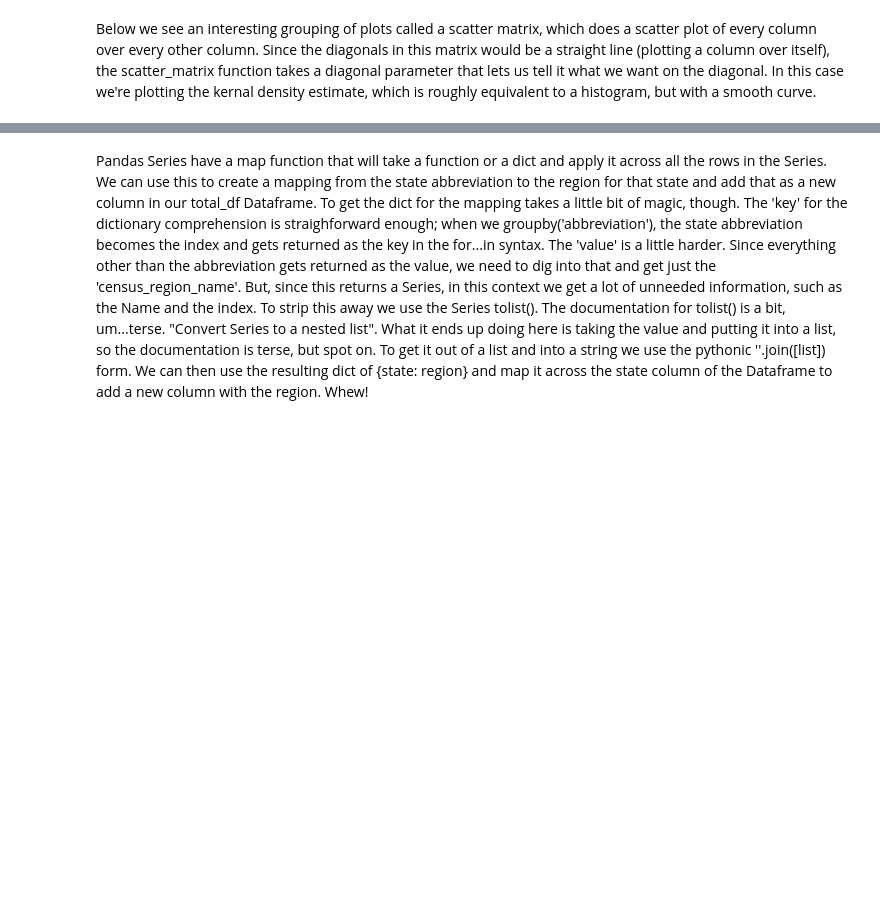
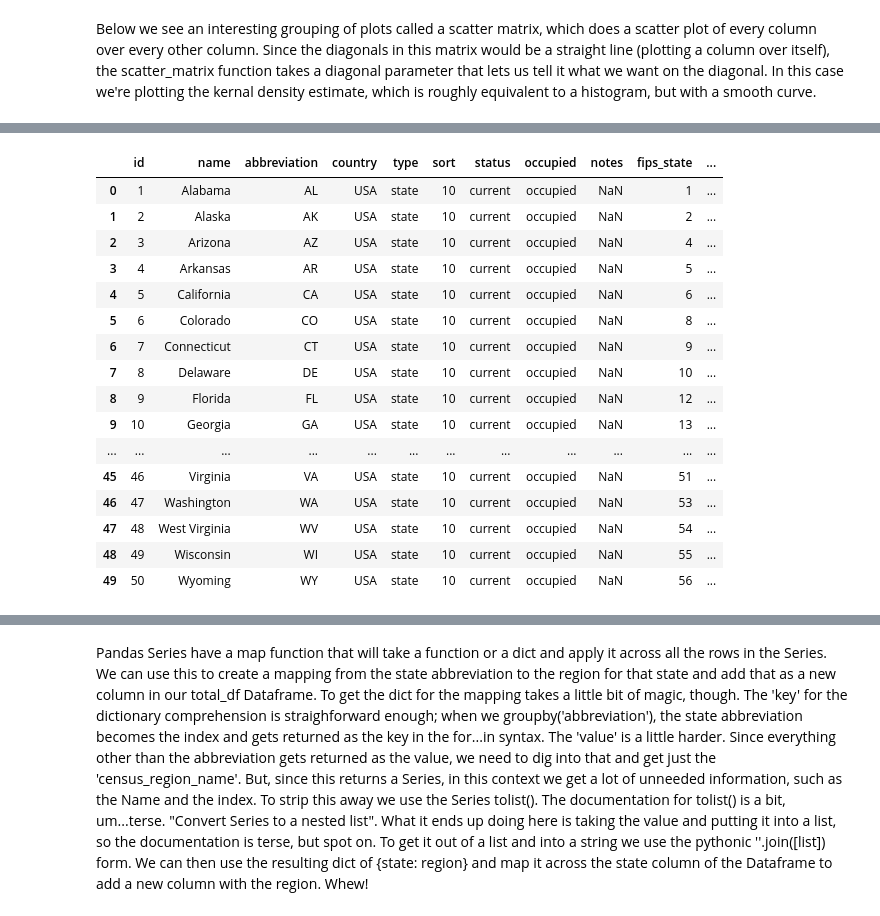
Before and after one commit to gignosko/PyOhio, a Jupyter notebook: PyOhio.ipynb, the cells around one changed output, grey strips where cells are left out. Cells and saved outputs as stored; diff of their text form; code cells hidden in the pictures; blank space fills up the shorter version.

```diff
--- a/PyOhio.ipynb
+++ b/PyOhio.ipynb
@@ -277,3 +737,21 @@ So, now we need to rework our data so it makes sense to a KNN classifier. We're
 # %%
-state_df = pd.read_csv('/Users/daddy/PyOhio/state_table.csv')
+state_df = pd.read_csv('/Users/gignosko/PyOhio/state_table.csv')
 state_df
+# %% [output]
+|  | id | name | abbreviation | country | type | sort | status | occupied | notes | fips_state | ... |
+| 0 | 1 | Alabama | AL | USA | state | 10 | current | occupied | NaN | 1 | ... |
+| 1 | 2 | Alaska | AK | USA | state | 10 | current | occupied | NaN | 2 | ... |
+| 2 | 3 | Arizona | AZ | USA | state | 10 | current | occupied | NaN | 4 | ... |
+| 3 | 4 | Arkansas | AR | USA | state | 10 | current | occupied | NaN | 5 | ... |
+| 4 | 5 | California | CA | USA | state | 10 | current | occupied | NaN | 6 | ... |
+| 5 | 6 | Colorado | CO | USA | state | 10 | current | occupied | NaN | 8 | ... |
+| 6 | 7 | Connecticut | CT | USA | state | 10 | current | occupied | NaN | 9 | ... |
+| 7 | 8 | Delaware | DE | USA | state | 10 | current | occupied | NaN | 10 | ... |
+| 8 | 9 | Florida | FL | USA | state | 10 | current | occupied | NaN | 12 | ... |
+| 9 | 10 | Georgia | GA | USA | state | 10 | current | occupied | NaN | 13 | ... |
+| ... | ... | ... | ... | ... | ... | ... | ... | ... | ... | ... | ... |
+| 45 | 46 | Virginia | VA | USA | state | 10 | current | occupied | NaN | 51 | ... |
+| 46 | 47 | Washington | WA | USA | state | 10 | current | occupied | NaN | 53 | ... |
+| 47 | 48 | West Virginia | WV | USA | state | 10 | current | occupied | NaN | 54 | ... |
+| 48 | 49 | Wisconsin | WI | USA | state | 10 | current | occupied | NaN | 55 | ... |
+| 49 | 50 | Wyoming | WY | USA | state | 10 | current | occupied | NaN | 56 | ... |
```
Also changed, not shown: parts of 76 cells of this notebook, 6 other files.
